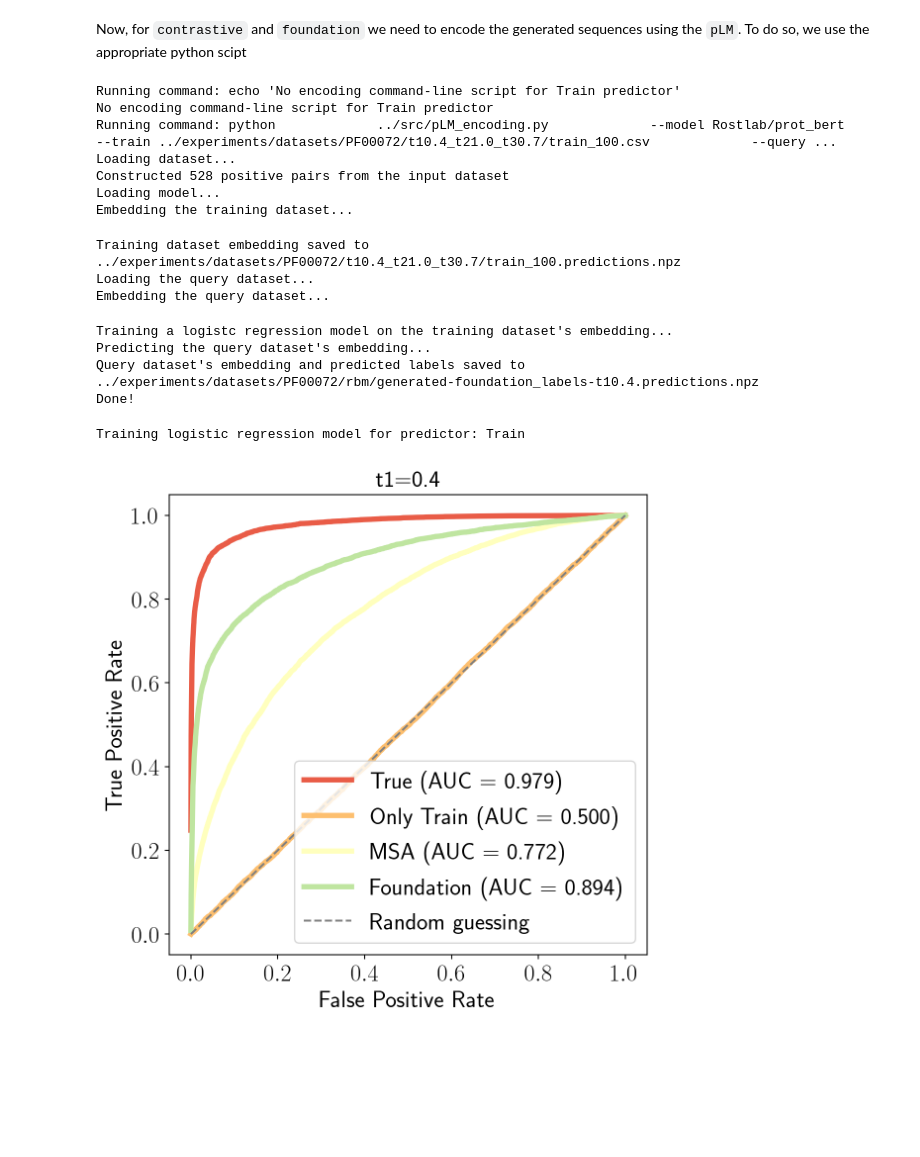
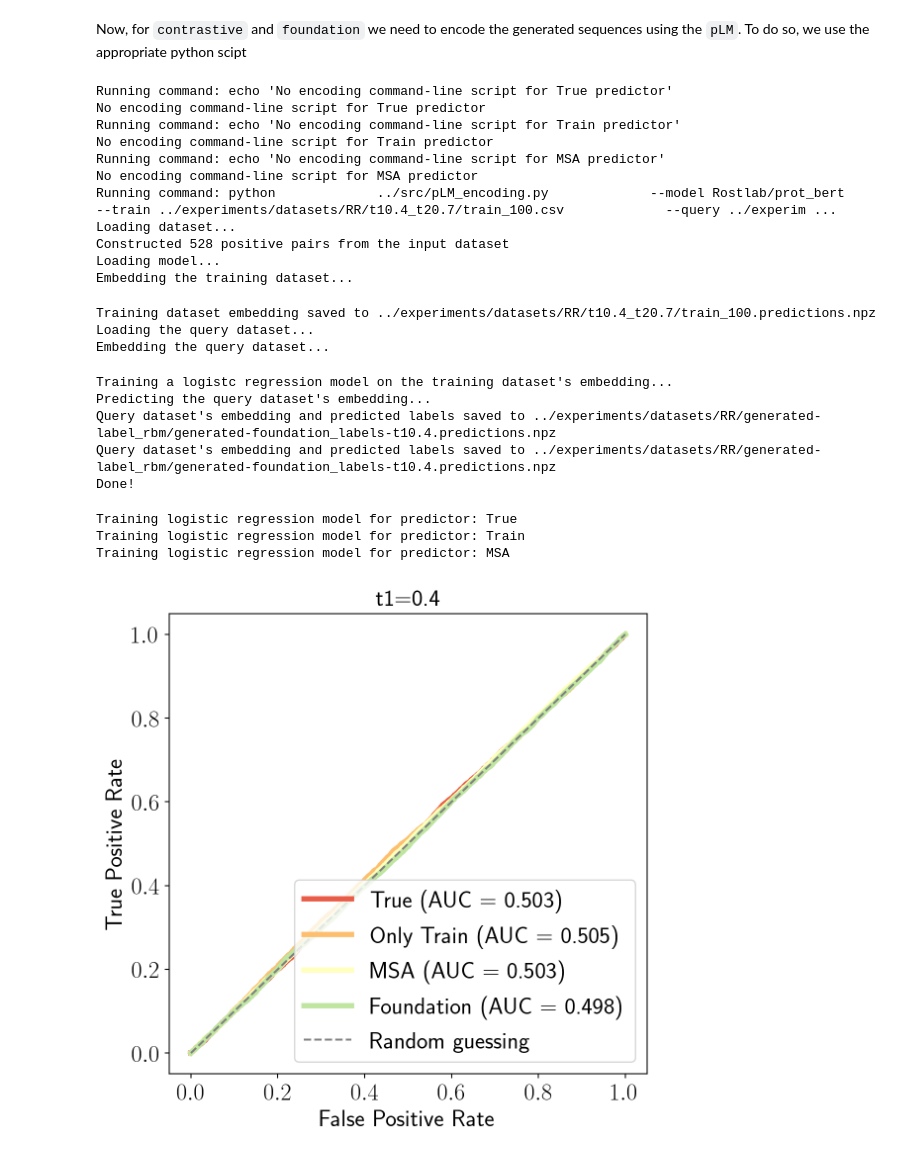
Before and after one commit to spqb/DELIGHT, a Jupyter notebook: notebooks/Conditioned_generation.ipynb, the cells around one changed output. Drawn from its saved outputs; the diff is of its cells as text; code cells hidden in the pictures; blank space fills up the shorter version.

```diff
--- a/notebooks/Conditioned_generation.ipynb
+++ b/notebooks/Conditioned_generation.ipynb
@@ -302,14 +301,18 @@ We generate 1000 sequences for each label using different types of label-aided R
 # %% [markdown]
 ### Generate sequences
 # %%
-predictors = ["Train", "Foundation"]
+predictors = ["True", "Train", "MSA", "Foundation"]
 gibbs_steps = 1000
+t1 = 0.4
 # 1000 taget labels for each class
 targets = []
 for label in np.unique(y_true):
     targets.extend([label] * 1000)
 targets_pt = dataset.to_one_hot(targets)
 # %%
+fname_dir = f"../experiments/datasets/{dataset_name}/generated-label_rbm"
+if not os.path.exists(fname_dir):
+    os.makedirs(fname_dir)
 for predictor in predictors:
     print(f"Loading model for predictor: {predictor}")
     rbm = load_model(dataset_name, predictor, t1)
@@ -319,7 +322,7 @@ for predictor in predictors:
     )["visible"]
 
     # Save the generated sequences
-    fname_gen = f"../experiments/datasets/{dataset_name}/rbm/generated-{predictor.lower()}_labels-t1{t1}.csv"
+    fname_gen = os.path.join(fname_dir, f"generated-{predictor.lower()}_labels-t1{t1}.csv")
     headers = [f"gen_{i}" for i in range(len(gen))]
     gen_decoded = decode_sequence(gen.argmax(-1), tokens)
     gen_decoded_unaligned = [s.replace("-", "") for s in gen_decoded]
@@ -340,15 +347,15 @@ Generated sequences saved to ../experiments/datasets/PF00072/rbm/generated-found
 Now, for `contrastive` and `foundation` we need to encode the generated sequences using the `pLM`. To do so, we use the appropriate python scipt
 # %%
 # run command line script to encode the generated sequences
-predictors = ["Train", "Foundation"]
+predictors = ["True", "Train", "MSA", "Foundation"]
 contrastive_checkpoint = ""
 for predictor in predictors:
     if predictor.lower() == "foundation":
         command = f"python \
             ../src/pLM_encoding.py \
             --model Rostlab/prot_bert \
-            --train ../experiments/datasets/{dataset_name}/t1{t1}_t21.0_t30.7/train_{num_train_samples}.csv \
-            --query ../experiments/datasets/{dataset_name}/rbm/generated-{predictor.lower()}_labels-t1{t1}.csv \
+            --train ../experiments/datasets/{dataset_name}/t1{t1}_t20.7/train_{num_train_samples}.csv \
+            --query ../experiments/datasets/{dataset_name}/generated-label_rbm/generated-{predictor.lower()}_labels-t1{t1}.csv \
             --flag predictions \
             --zero-shot \
             --bf16 \
@@ -357,8 +364,8 @@ for predictor in predictors:
         command = f"python \
             ../src/pLM_encoding.py \
             --model Rostlab/prot_bert \
-            --train ../experiments/datasets/{dataset_name}/t1{t1}_t21.0_t30.7/train_{num_train_samples}.csv \
-            --query ../experiments/datasets/{dataset_name}/rbm/generated-{predictor.lower()}_labels-t1{t1}.csv \
+            --train ../experiments/datasets/{dataset_name}/t1{t1}_t20.7/train_{num_train_samples}.csv \
+            --query ../experiments/datasets/{dataset_name}/generated-label_rbm/generated-{predictor.lower()}_labels-t1{t1}.csv \
             --flag predictions \
             --checkpoint {contrastive_checkpoint} \
             --bf16 \
@@ -368,19 +375,24 @@ for predictor in predictors:
     print(f"Running command: {command}")
     os.system(command)
 # %% [output]
+Running command: echo 'No encoding command-line script for True predictor'
+No encoding command-line script for True predictor
 Running command: echo 'No encoding command-line script for Train predictor'
 No encoding command-line script for Train predictor
-Running command: python             ../src/pLM_encoding.py             --model Rostlab/prot_bert             --train ../experiments/datasets/PF00072/t10.4_t21.0_t30.7/train_100.csv             --query ...
+Running command: echo 'No encoding command-line script for MSA predictor'
+No encoding command-line script for MSA predictor
+Running command: python             ../src/pLM_encoding.py             --model Rostlab/prot_bert             --train ../experiments/datasets/RR/t10.4_t20.7/train_100.csv             --query ../experim ...
 Loading dataset...
 Constructed 528 positive pairs from the input dataset
 Loading model...
 Embedding the training dataset...
-Training dataset embedding saved to ../experiments/datasets/PF00072/t10.4_t21.0_t30.7/train_100.predictions.npz
+Training dataset embedding saved to ../experiments/datasets/RR/t10.4_t20.7/train_100.predictions.npz
 Loading the query dataset...
 Embedding the query dataset...
 Training a logistc regression model on the training dataset's embedding...
 Predicting the query dataset's embedding...
-Query dataset's embedding and predicted labels saved to ../experiments/datasets/PF00072/rbm/generated-foundation_labels-t10.4.predictions.npz
+Query dataset's embedding and predicted labels saved to ../experiments/datasets/RR/generated-label_rbm/generated-foundation_labels-t10.4.predictions.npz
+Query dataset's embedding and predicted labels saved to ../experiments/datasets/RR/generated-label_rbm/generated-foundation_labels-t10.4.predictions.npz
 Done!
 # %%
 # if predictor is one of "train" or "true", we directly train a logistic regression model and make predictions
@@ -388,10 +400,10 @@ from sklearn.linear_model import LogisticRegression
 from sklearn.preprocessing import StandardScaler
 
 for predictor in predictors:
-    if predictor.lower() in ["train"]:
+    if predictor.lower() in ["train", "true", "msa"]:
         print(f"Training logistic regression model for predictor: {predictor}")
-        fname_train = f"../experiments/datasets/{dataset_name}/t1{t1}_t21.0_t30.7/train_{num_train_samples}.csv"
-        fname_query = f"../experiments/datasets/{dataset_name}/rbm/generated-{predictor.lower()}_labels-t1{t1}.csv"
+        fname_train = f"../experiments/datasets/{dataset_name}/t1{t1}_t20.7/train_{num_train_samples}.csv"
+        fname_query = f"../experiments/datasets/{dataset_name}/generated-label_rbm/generated-{predictor.lower()}_labels-t1{t1}.csv"
         df_train = pd.read_csv(fname_train)
         df_query = pd.read_csv(fname_query)
         X_train = df_train["sequence_align"].values
@@ -413,13 +425,15 @@ for predictor in predictors:
 
         # save the predictions
         np.savez_compressed(
-            f"../experiments/datasets/{dataset_name}/rbm/generated-{predictor.lower()}_labels-t1{t1}.predictions.npz",
+            f"../experiments/datasets/{dataset_name}/generated-label_rbm/generated-{predictor.lower()}_labels-t1{t1}.predictions.npz",
             headers=df_query["header"].values,
             labels=y_pred,
             probs=y_pred_proba,
         )
 # %% [output]
+Training logistic regression model for predictor: True
 Training logistic regression model for predictor: Train
+Training logistic regression model for predictor: MSA
 # %%
 def multiclass_average_roc(y_true, y_probs, classes=None):
     """
@@ -472,34 +486,33 @@ colors = {
 }
 
 t1 = 0.4
 methods = ["True", "Train", "MSA", "Foundation"]
 method_to_label = {
     "True": "True",
     "Train": "Only Train",
     "MSA": "MSA",
     "Foundation": "Foundation"
 }
 for i, method in enumerate(methods):
-    fname_pred = f"../experiments/datasets/{dataset_name}/rbm/generated-{method.lower()}_labels-t1{t1}.predictions.npz"
-    fname_gen = f"../experiments/datasets/{dataset_name}/rbm/generated-{method.lower()}_labels-t1{t1}.csv"
+    fname_pred = f"../experiments/datasets/{dataset_name}/generated-label_rbm/generated-{method.lower()}_labels-t1{t1}.predictions.npz"
+    fname_gen = f"../experiments/datasets/{dataset_name}/generated-label_rbm/generated-{method.lower()}_labels-t1{t1}.csv"
     df = pd.read_csv(fname_gen)
     y_true = df["label"].values
     y_scores = np.load(fname_pred)["probs"]
     color = colors[method.lower()]
     if len(np.unique(y_true)) == 2:
         fpr, tpr, roc_auc = compute_roc_curve(y_true, y_scores)
         ax.plot(fpr, tpr, color=color, label=f"{method_to_label[method]} (AUC = {roc_auc:.3f})", linewidth=4)
     else:
         fpr, tpr, roc_auc = multiclass_average_roc(y_true, y_scores)
         ax.plot(fpr, tpr, color=color, label=f"{method_to_label[method]} (AUC = {roc_auc:.3f})", linewidth=4)
 
 ax.plot([0, 1], [0, 1], color='gray', linestyle='--', label='Random guessing')
 ax.set_xlabel('False Positive Rate', fontsize=fontsize)
 ax.set_ylabel('True Positive Rate', fontsize=fontsize)
 ax.set_title(f't1={t1}', fontsize=fontsize)
 ax.legend(fontsize=fontsize, loc='lower right')
 ax.tick_params(axis='both', which='major', labelsize=fontsize)
 plt.tight_layout()
-fig.savefig(f"../experiments/results/generation_roc_curve-{dataset_name}-t1{t1}.pdf", dpi=300, bbox_inches='tight')
 # %% [output]
-[figure, old version]
+[figure, new version]
```
Also changed, not shown: parts of 6 cells of this notebook, 9 other files.
